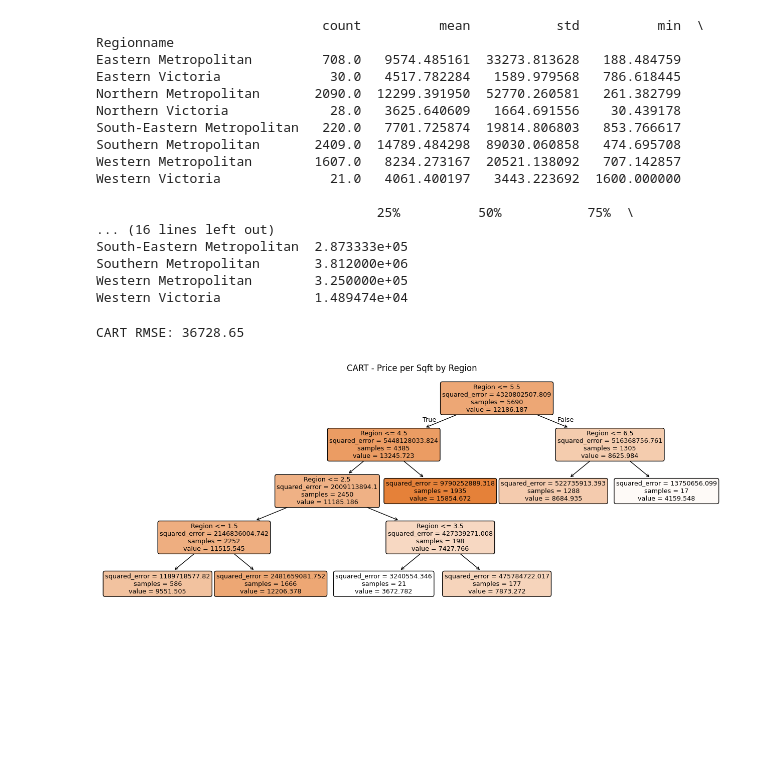
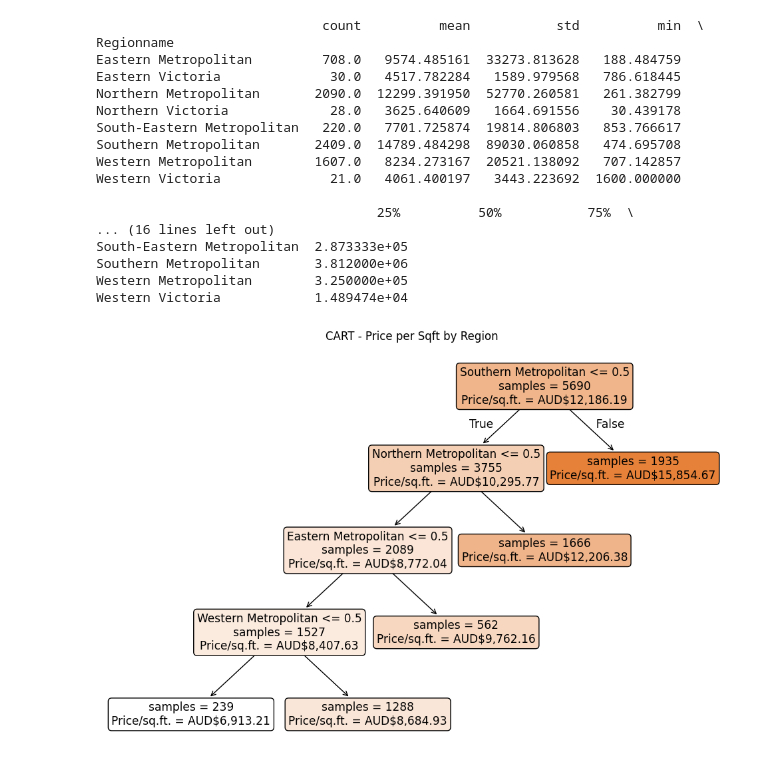
Before and after one commit to VinceGarcia11/Melbourne_Housing, a Jupyter notebook: Data_Mining.ipynb, the cells around one changed output. Saved outputs shown, nothing was run; the diff lists cells and outputs as text; code cells hidden in the pictures; blank space fills up the shorter version.

```diff
--- a/Data_Mining.ipynb
+++ b/Data_Mining.ipynb
@@ -118,28 +111,27 @@ South-Eastern Metropolitan  2.873333e+05
 Southern Metropolitan       3.812000e+06
 Western Metropolitan        3.250000e+05
 Western Victoria            1.489474e+04
-# %%
-# Encode region
-le = LabelEncoder()
-house['region_encoded'] = le.fit_transform(house['Regionname'])
-
-X = house[['region_encoded']]
-y_reg = house['price_per_sqft']
-
-# CART
-X_train, X_test, y_train, y_test = train_test_split(X, y_reg, test_size=0.2, random_state=42)
-cart = DecisionTreeRegressor(max_depth=4, random_state=42)
-cart.fit(X_train, y_train)
-y_pred = cart.predict(X_test)
-
-rmse = np.sqrt(mean_squared_error(y_test, y_pred))
-print(f"CART RMSE: {rmse:.2f}")
-# %% [output]
-CART RMSE: 36728.65
-# %%
-plt.figure(figsize=(16, 6))
-plot_tree(cart, feature_names=['Region'], filled=True, rounded=True)
-plt.title("CART - Price per Sqft by Region")
-plt.show()
-# %% [output]
-[figure, removed]
+# %%
+# CART
+X = pd.get_dummies(house['Regionname'])
+y_reg = house['price_per_sqft']
+
+X_train, X_test, y_train, y_test = train_test_split(X, y_reg, test_size=0.2, random_state=42)
+
+cart = DecisionTreeRegressor(max_depth=4, random_state=42)
+cart.fit(X_train, y_train)
+
+plt.figure(figsize=(12, 8))
+plot_tree(cart, feature_names=X.columns.tolist(), filled=True, rounded=True, impurity=False)
+plt.title("CART - Price per Sqft by Region")
+
+for text_obj in plt.gca().texts:
+    updated = text_obj.get_text().replace("value =", "Price/sq.ft. =")
+    updated = re.sub(r"Price/sq.ft. = (\d+\.\d+)",
+                     lambda m: f"Price/sq.ft. = AUD${float(m.group(1)):,.2f}",
+                     updated)
+    text_obj.set_text(updated)
+
+plt.show()
+# %% [output]
+[figure, added]
```
Also changed, not shown: parts of 8 cells of this notebook.
